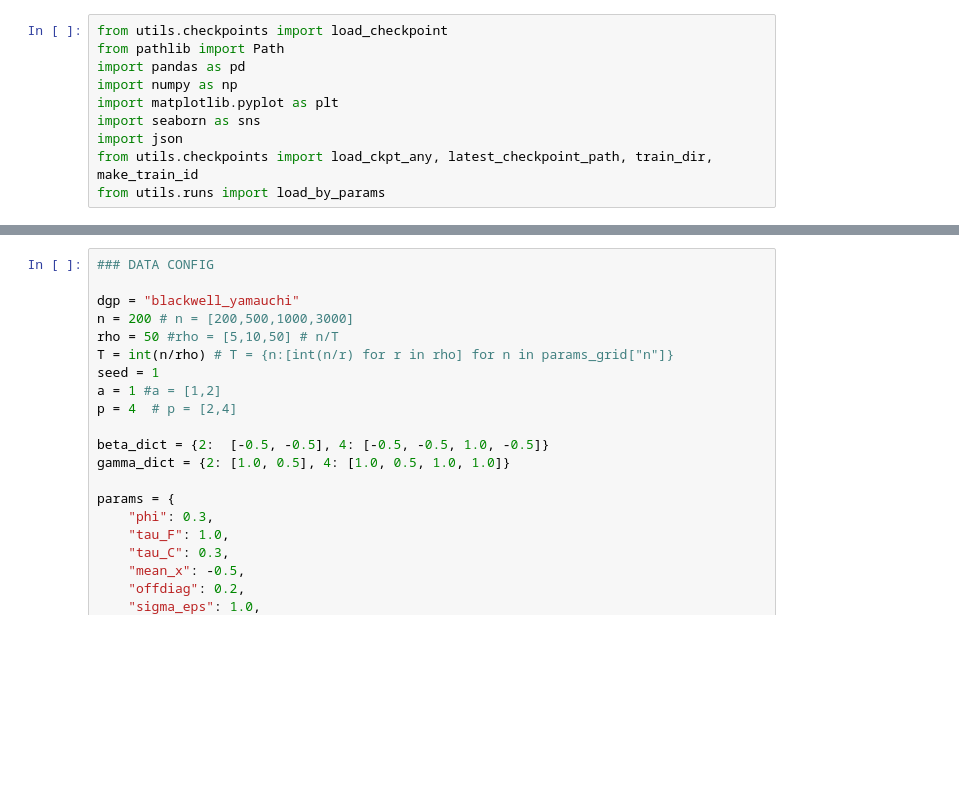
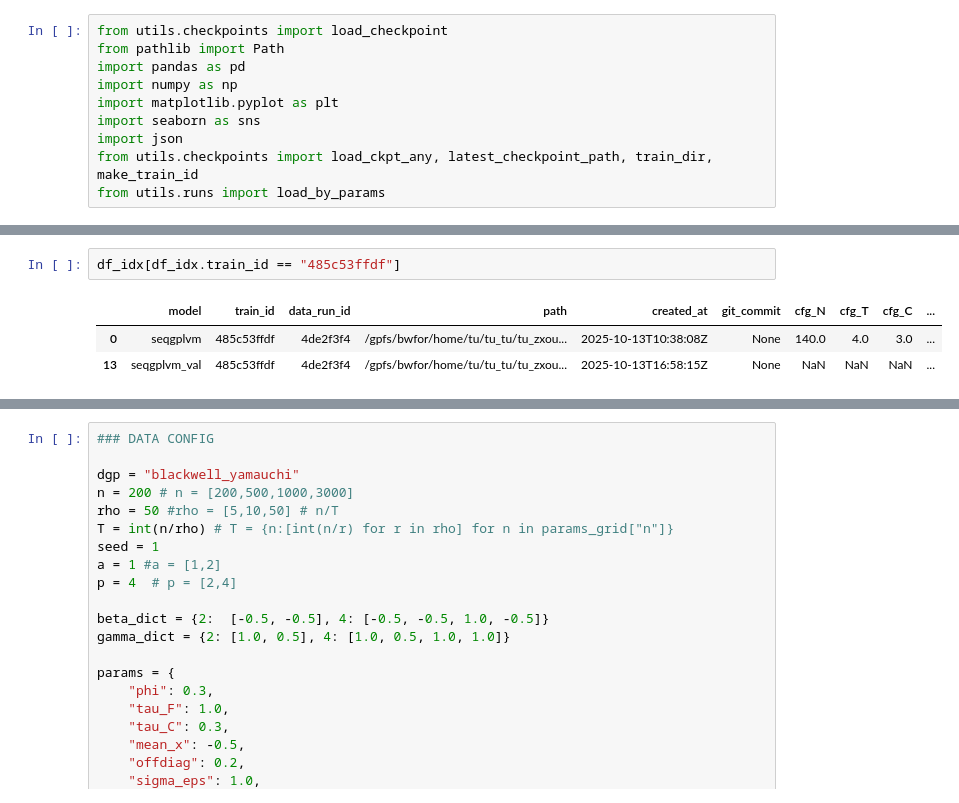
Before and after one commit to Ali-Setareh/SeqGPLVM_FEMSM, a Jupyter notebook: notebooks/model_inspection.ipynb, the cells around one changed output, grey strips where cells are left out. Drawn from its saved outputs; the diff is of its cells as text; blank space fills up the shorter version.

```diff
--- a/notebooks/model_inspection.ipynb
+++ b/notebooks/model_inspection.ipynb
@@ -33,3 +47,9 @@ df_idx.head()
+# %%
+df_idx[df_idx.train_id == "485c53ffdf"]
+# %% [output]
+|  | model | train_id | data_run_id | path | created_at | git_commit | cfg_N | cfg_T | cfg_C | ... |
+| 0 | seqgplvm | 485c53ffdf | 4de2f3f4 | /gpfs/bwfor/home/tu/tu_tu/tu_zxou... | 2025-10-13T10:38:08Z | None | 140.0 | 4.0 | 3.0 | ... |
+| 13 | seqgplvm_val | 485c53ffdf | 4de2f3f4 | /gpfs/bwfor/home/tu/tu_tu/tu_zxou... | 2025-10-13T16:58:15Z | None | NaN | NaN | NaN | ... |
 # %%
 print(df_idx.shape)
 # %% [output]
```
Also changed, not shown: parts of 7 cells of this notebook, 4 other files.
